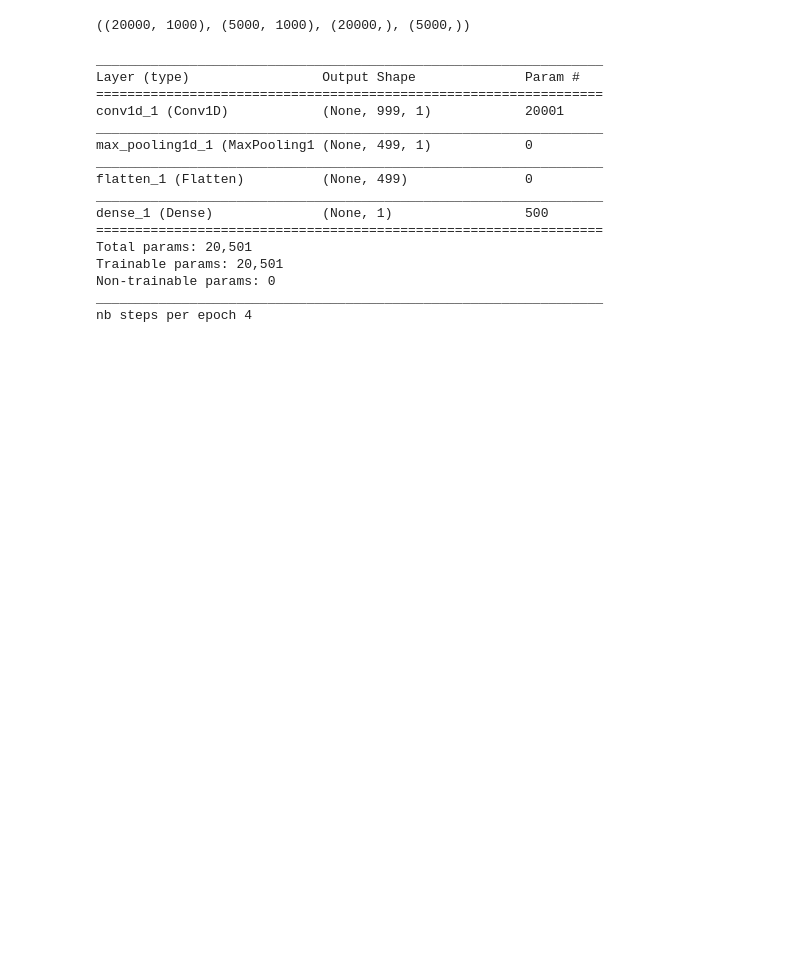
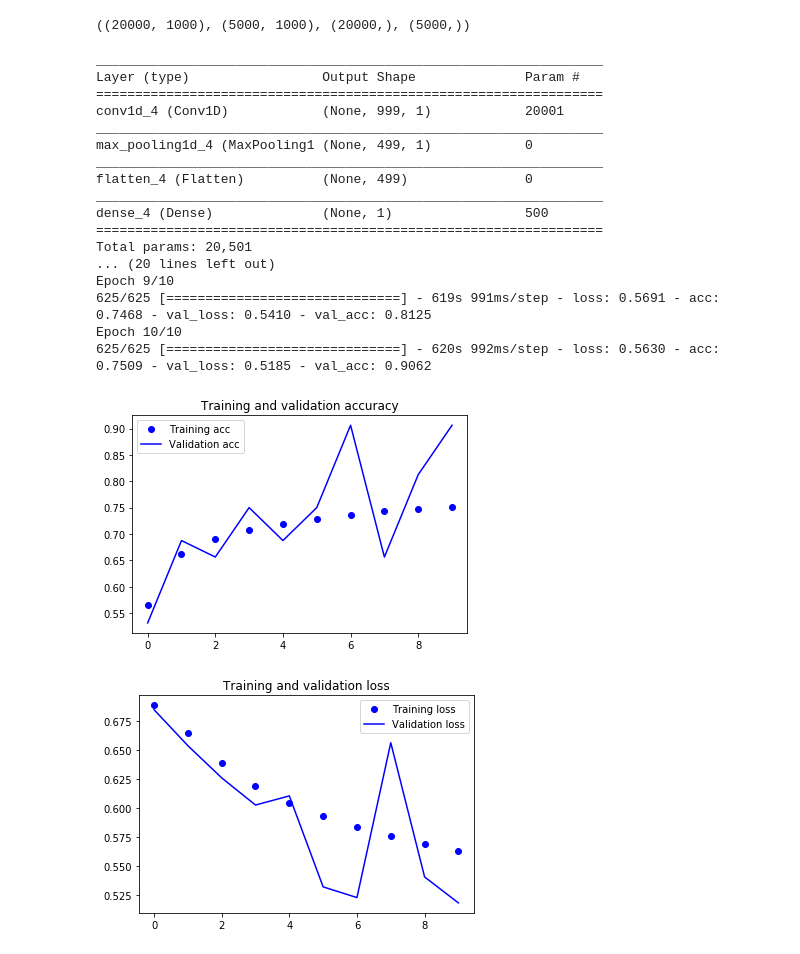
Before and after one commit to jean-kunz/ml_research_papers, a Jupyter notebook: word_order_text_classification_cnn/word_order_text_classification_cnn.ipynb, the cells around one changed output. Cells and saved outputs as stored; diff of their text form; code cells hidden in the pictures; blank space fills up the shorter version.

```diff
--- a/word_order_text_classification_cnn/word_order_text_classification_cnn.ipynb
+++ b/word_order_text_classification_cnn/word_order_text_classification_cnn.ipynb
@@ -355,7 +355,7 @@ if do_train:
               loss='binary_crossentropy',
               metrics=['accuracy'])
     model.summary()
-    tb_cb = TensorBoard(log_dir='./logs', histogram_freq=0, batch_size=4,
+    tb_cb = TensorBoard(log_dir='./logs', histogram_freq=0, batch_size=32,
                 write_graph=True, write_grads=True, )
     # used to train only on a subset while configuring the network architecture
     train_nb = 128
@@ -368,12 +368,12 @@ if do_train:
     xval_nb = None
     if not xval_nb:
         xval_nb = len(X_xval)
-    epochs_nb = 10
+    epochs_nb = 10  #should be 10
     steps_per_epoch=train_nb// batch_size
     print("nb steps per epoch", steps_per_epoch)
     train_cat_gen = categorical_generator(X_train[:train_nb],y_train[:train_nb],batch_size=batch_size,vocab_nb=vocab_nb)
     xval_cat_gen = categorical_generator(X_xval[:xval_nb],y_xval[:xval_nb],batch_size=batch_size,vocab_nb=vocab_nb)
-    history = model.fit_generator(train_cat_gen, steps_per_epoch=steps_per_epoch,epochs=epochs_nb, validation_data=xval_cat_gen,validation_steps=1 ,verbose=0, callbacks=[tb_cb])
+    history = model.fit_generator(train_cat_gen, steps_per_epoch=steps_per_epoch,epochs=epochs_nb, validation_data=xval_cat_gen,validation_steps=1 ,verbose=1, callbacks=[tb_cb])
 
 
     model.save('./model_v1')
@@ -382,16 +382,17 @@ if do_train:
 _________________________________________________________________
 Layer (type)                 Output Shape              Param #
 =================================================================
-conv1d_1 (Conv1D)            (None, 999, 1)            20001
+conv1d_4 (Conv1D)            (None, 999, 1)            20001
 _________________________________________________________________
-max_pooling1d_1 (MaxPooling1 (None, 499, 1)            0
+max_pooling1d_4 (MaxPooling1 (None, 499, 1)            0
 _________________________________________________________________
-flatten_1 (Flatten)          (None, 499)               0
+flatten_4 (Flatten)          (None, 499)               0
 _________________________________________________________________
-dense_1 (Dense)              (None, 1)                 500
+dense_4 (Dense)              (None, 1)                 500
 =================================================================
 Total params: 20,501
-Trainable params: 20,501
-Non-trainable params: 0
-_________________________________________________________________
-nb steps per epoch 4
+... (20 lines left out)
+Epoch 9/10
+625/625 [==============================] - 619s 991ms/step - loss: 0.5691 - acc: 0.7468 - val_loss: 0.5410 - val_acc: 0.8125
+Epoch 10/10
+625/625 [==============================] - 620s 992ms/step - loss: 0.5630 - acc: 0.7509 - val_loss: 0.5185 - val_acc: 0.9062
@@ -402,0 +401,26 @@ print(train_nb)
+# %%
+import matplotlib.pyplot as plt
+
+acc = history.history['acc']
+val_acc = history.history['val_acc']
+loss = history.history['loss']
+val_loss = history.history['val_loss']
+
+epochs = range(len(acc))
+
+plt.plot(epochs, acc, 'bo', label='Training acc')
+plt.plot(epochs, val_acc, 'b', label='Validation acc')
+plt.title('Training and validation accuracy')
+plt.legend()
+
+plt.figure()
+
+plt.plot(epochs, loss, 'bo', label='Training loss')
+plt.plot(epochs, val_loss, 'b', label='Validation loss')
+plt.title('Training and validation loss')
+plt.legend()
+
+plt.show()
+# %% [output]
+[figure, added]
+[figure, added]
```
Also changed, not shown: parts of 2 cells of this notebook, 6 other files.
